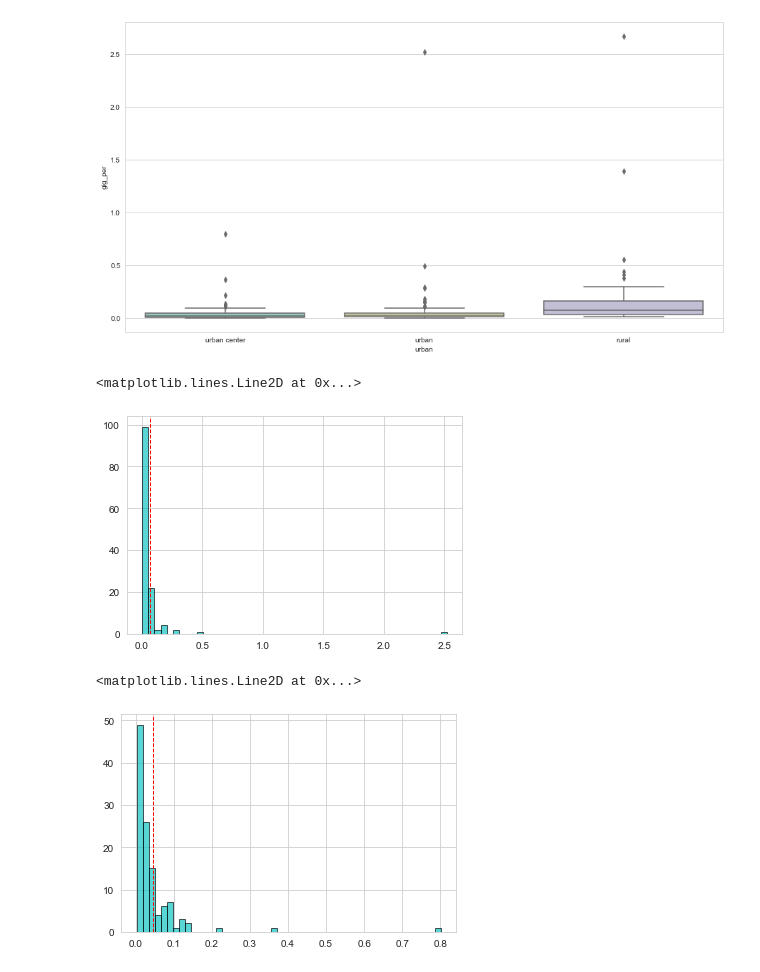
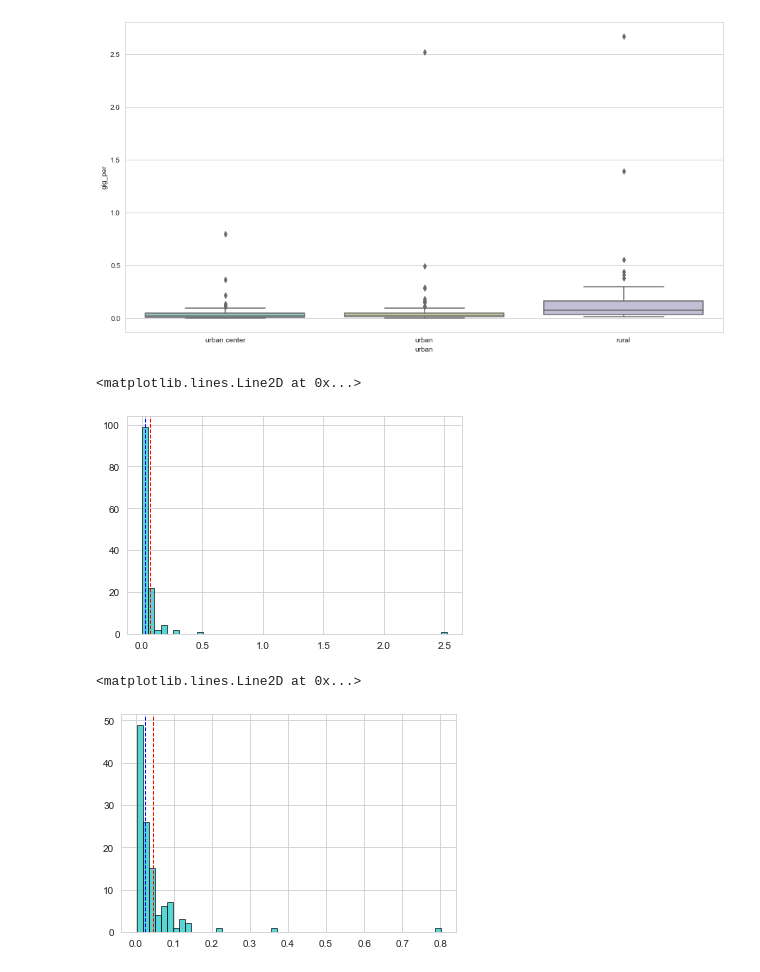
Before and after one commit to sy-guan/master-project-online-staffing, a Jupyter notebook: coople/analysis/coople_urban.ipynb, the cells around one changed output. Cells and saved outputs as stored; diff of their text form; code cells hidden in the pictures.

```diff
--- a/coople/analysis/coople_urban.ipynb
+++ b/coople/analysis/coople_urban.ipynb
@@ -100,18 +100,20 @@ data=df, palette="Set3")
 # %%
 urban = df[df["urban"]=='urban']['gig_per']
 urban_center = df[df["urban"]=='urban center']['gig_per']
 rural = df[df["urban"]=='rural']['gig_per']
 plt.hist(urban, color = 'c', edgecolor='black',alpha=0.65,bins = 50)
 plt.axvline(urban.mean(), color='r', linestyle='dashed', linewidth=1)
+plt.axvline(urban.median(), color='b', linestyle='dashed', linewidth=1)
 # %% [output]
 <matplotlib.lines.Line2D at 0x...>
-[figure, old version]
+[figure, new version]
 # %%
 plt.hist(urban_center, color = 'c', edgecolor='black',alpha=0.65,bins = 50)
 plt.axvline(urban_center.mean(), color='r', linestyle='dashed', linewidth=1)
+plt.axvline(urban_center.median(), color='b', linestyle='dashed', linewidth=1)
 # %% [output]
 <matplotlib.lines.Line2D at 0x...>
-[figure, old version]
+[figure, new version]
 # %%
 plt.hist(rural, color = 'c', edgecolor='black',alpha=0.65,bins = 50)
 plt.axvline(rural.mean(), color='r', linestyle='dashed', linewidth=1)
```
Also changed, not shown: parts of 2 cells of this notebook, 2 other files.
